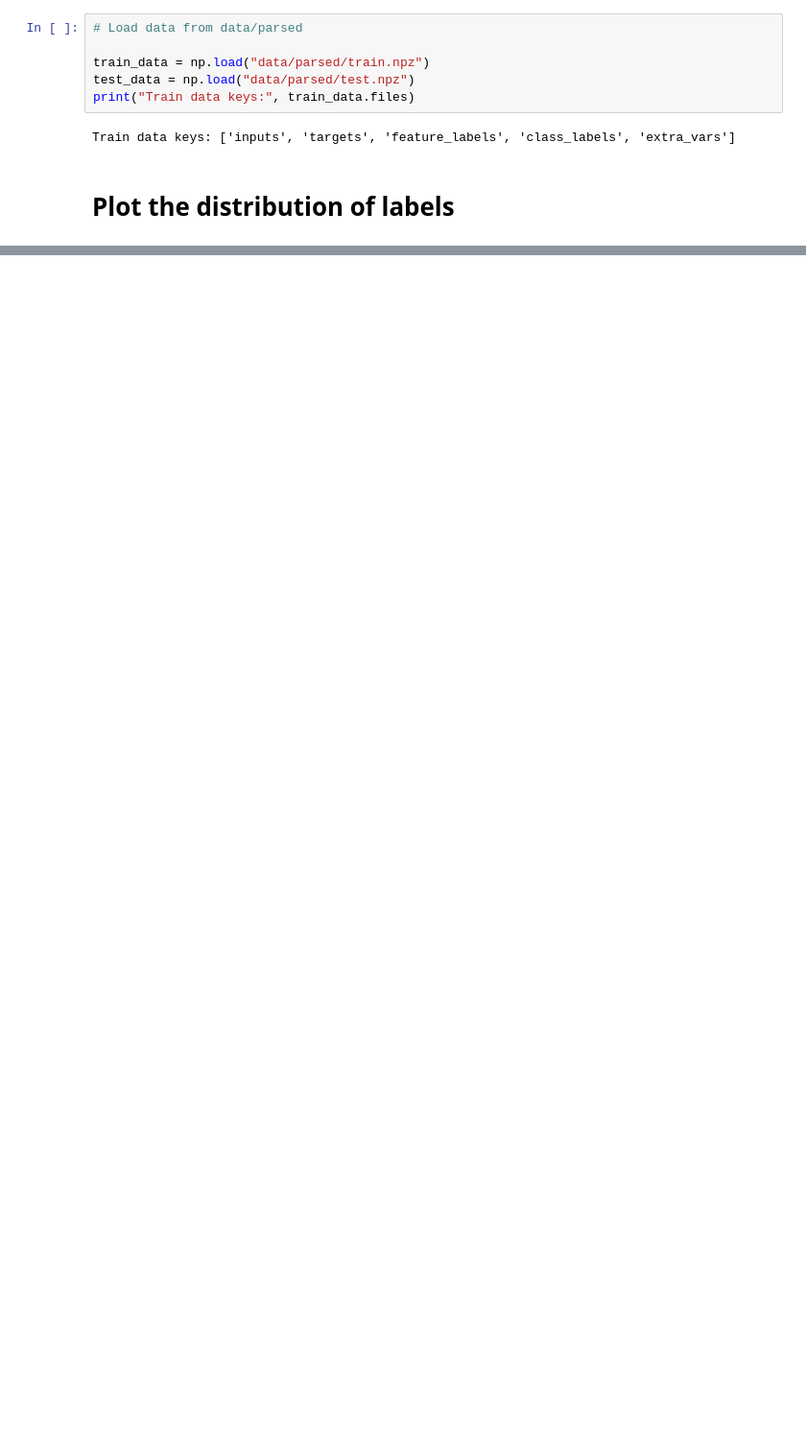
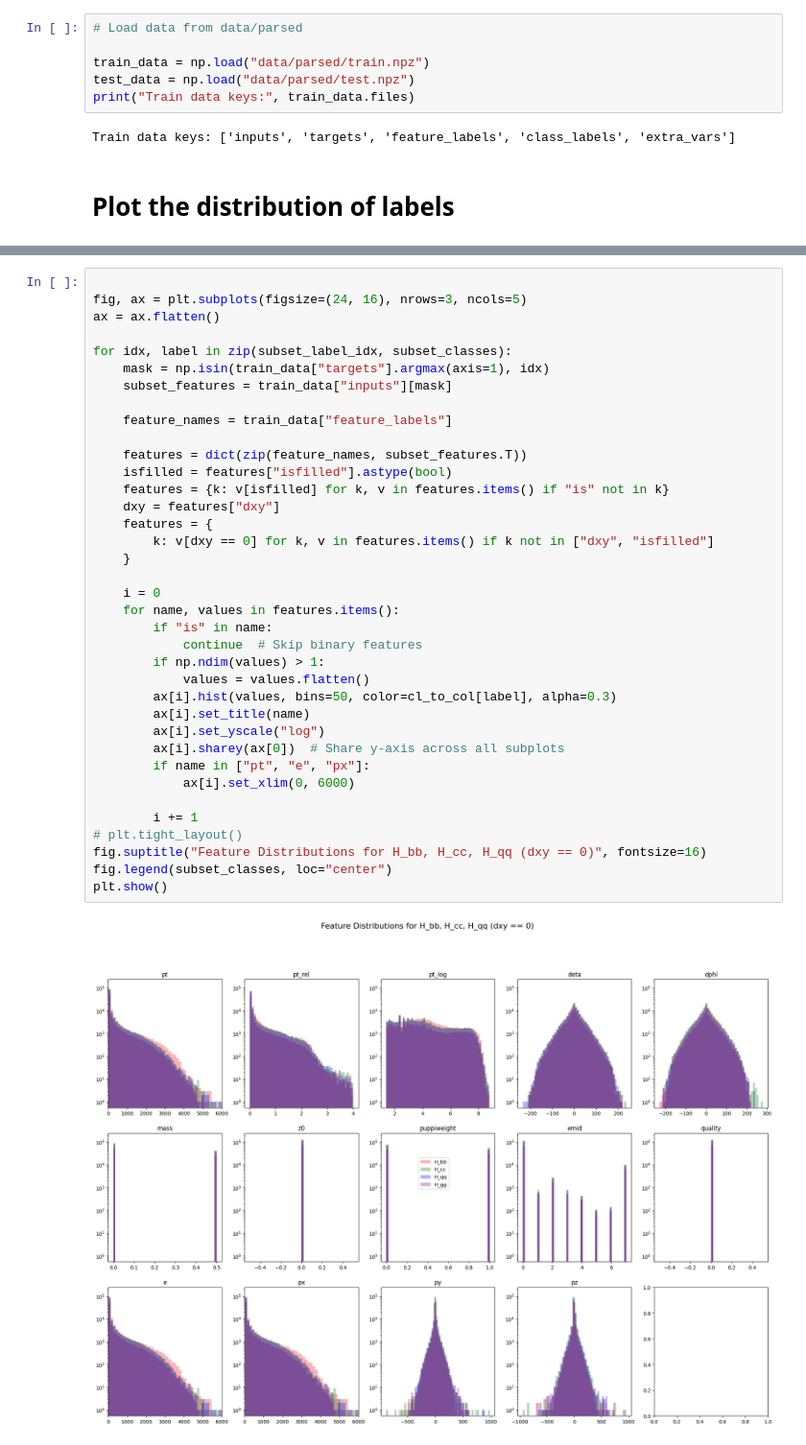
Before and after one commit to AKaronen/TorchTagger, a Jupyter notebook: data_playground.ipynb, the cells around one changed output, grey strips where cells are left out. Shown at 96% size. Cells and saved outputs as stored; diff of their text form; blank space fills up the shorter version.

```diff
--- a/data_playground.ipynb
+++ b/data_playground.ipynb
@@ -70,0 +83,39 @@ plt.show()
+# %%
+
+fig, ax = plt.subplots(figsize=(24, 16), nrows=3, ncols=5)
+ax = ax.flatten()
+
+for idx, label in zip(subset_label_idx, subset_classes):
+    mask = np.isin(train_data["targets"].argmax(axis=1), idx)
+    subset_features = train_data["inputs"][mask]
+
+    feature_names = train_data["feature_labels"]
+
+    features = dict(zip(feature_names, subset_features.T))
+    isfilled = features["isfilled"].astype(bool)
+    features = {k: v[isfilled] for k, v in features.items() if "is" not in k}
+    dxy = features["dxy"]
+    features = {
+        k: v[dxy == 0] for k, v in features.items() if k not in ["dxy", "isfilled"]
+    }
+
+    i = 0
+    for name, values in features.items():
+        if "is" in name:
+            continue  # Skip binary features
+        if np.ndim(values) > 1:
+            values = values.flatten()
+        ax[i].hist(values, bins=50, color=cl_to_col[label], alpha=0.3)
+        ax[i].set_title(name)
+        ax[i].set_yscale("log")
+        ax[i].sharey(ax[0])  # Share y-axis across all subplots
+        if name in ["pt", "e", "px"]:
+            ax[i].set_xlim(0, 6000)
+
+        i += 1
+# plt.tight_layout()
+fig.suptitle("Feature Distributions for H_bb, H_cc, H_qq (dxy == 0)", fontsize=16)
+fig.legend(subset_classes, loc="center")
+plt.show()
+# %% [output]
+[figure, added]
```
Also changed, not shown: parts of 8 cells of this notebook, 6 other files.
